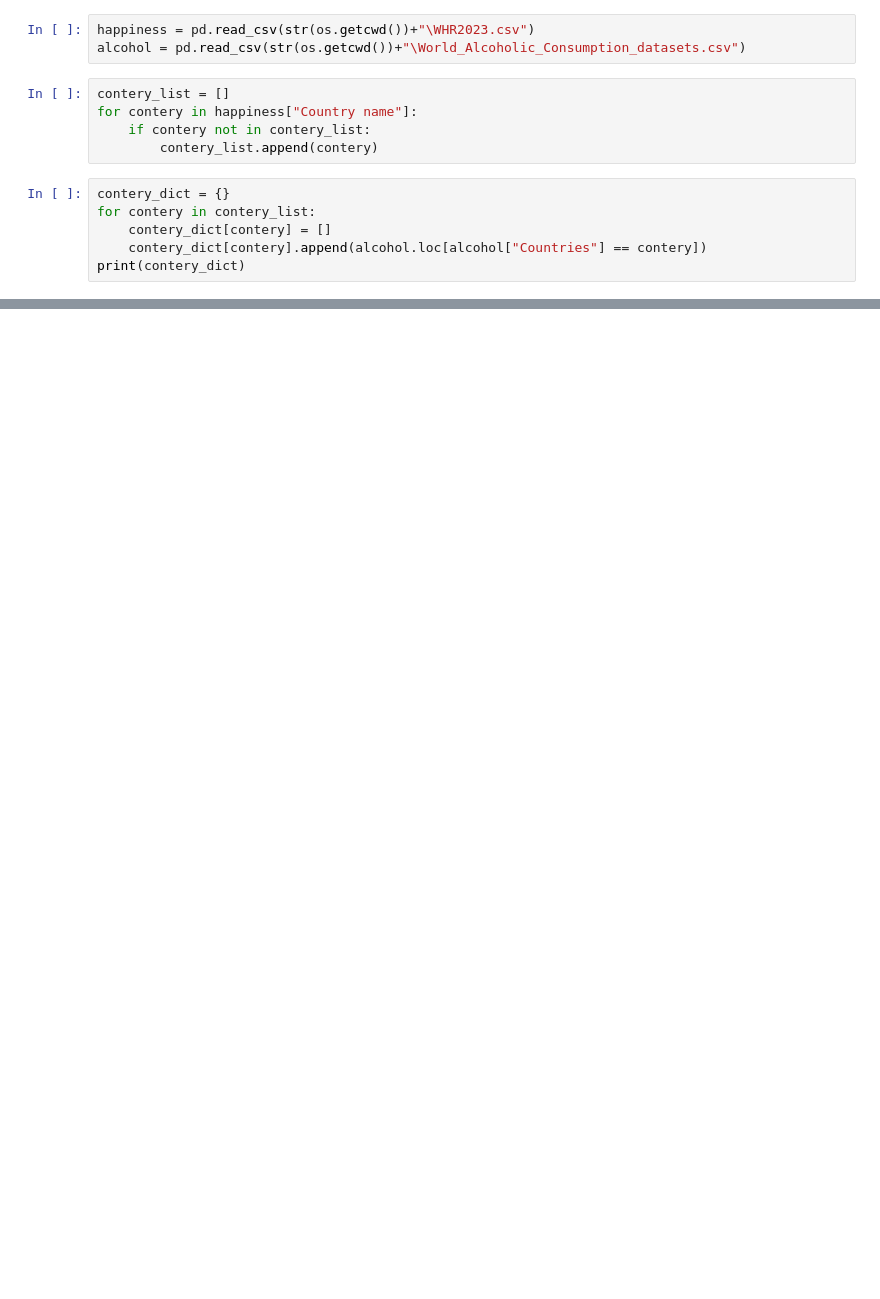
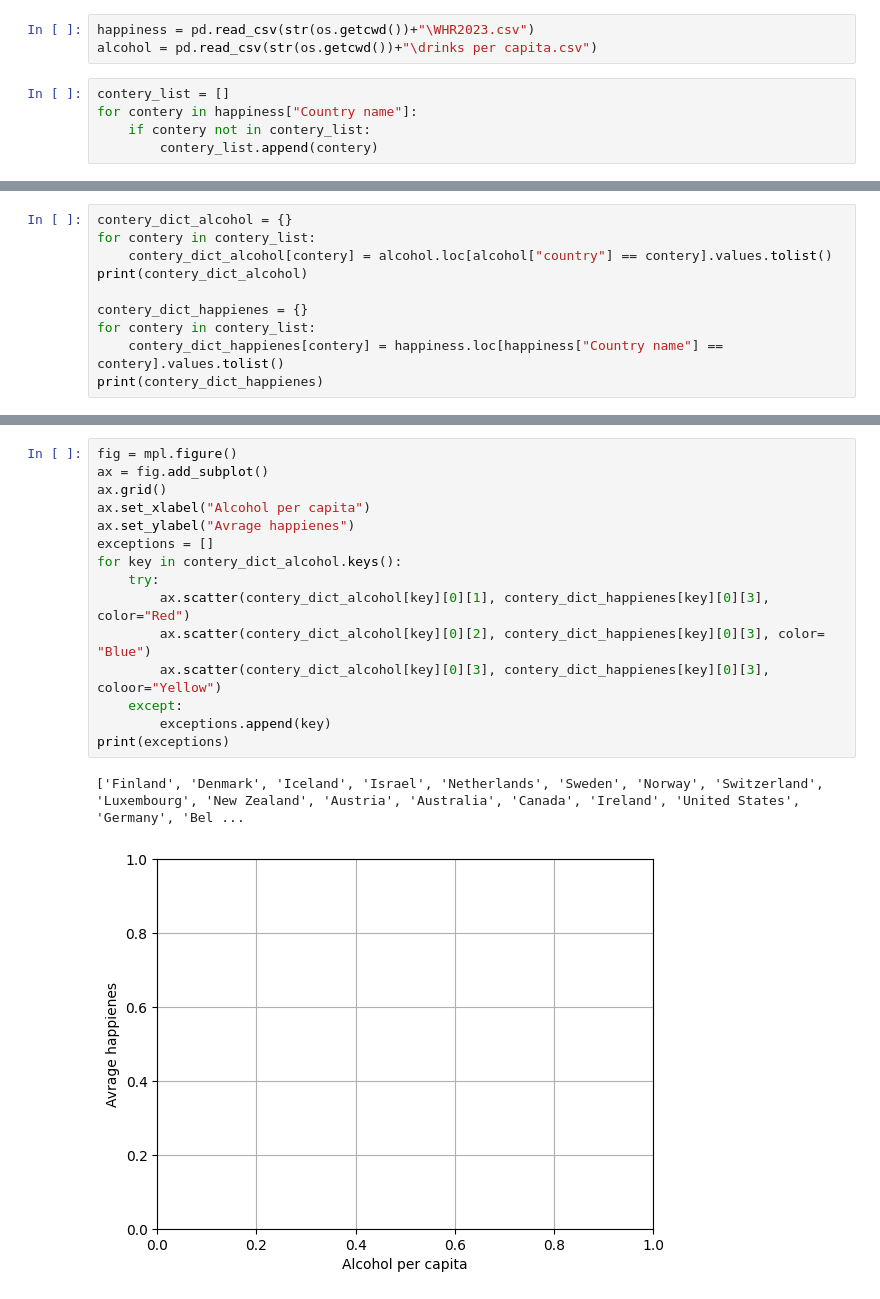
Before and after one commit to NEAAA4/DV1604_G7, a Jupyter notebook: Projekt/projekt.ipynb, the cells around one changed output, grey strips where cells are left out. Cells and saved outputs as stored; diff of their text form; blank space fills up the shorter version.

Commit message:
Graph

```diff
--- a/Projekt/projekt.ipynb
+++ b/Projekt/projekt.ipynb
@@ -12,15 +12,9 @@ please provide us feedback at https://github.com/pandas-dev/pandas/issues/54466
   import pandas as pd
 # %%
 happiness = pd.read_csv(str(os.getcwd())+"\WHR2023.csv")
-alcohol = pd.read_csv(str(os.getcwd())+"\World_Alcoholic_Consumption_datasets.csv")
+alcohol = pd.read_csv(str(os.getcwd())+"\drinks per capita.csv")
 # %%
 contery_list = []
 for contery in happiness["Country name"]:
     if contery not in contery_list:
         contery_list.append(contery)
-# %%
-contery_dict = {}
-for contery in contery_list:
-    contery_dict[contery] = []
-    contery_dict[contery].append(alcohol.loc[alcohol["Countries"] == contery])
-print(contery_dict)
@@ -33,0 +21,10 @@ ax.scatter(alcohol["Gender"], alcohol["Count"])
+# %%
+contery_dict_alcohol = {}
+for contery in contery_list:
+    contery_dict_alcohol[contery] = alcohol.loc[alcohol["country"] == contery].values.tolist()
+print(contery_dict_alcohol)
+
+contery_dict_happienes = {}
+for contery in contery_list:
+    contery_dict_happienes[contery] = happiness.loc[happiness["Country name"] == contery].values.tolist()
+print(contery_dict_happienes)
@@ -33,0 +34,18 @@ ax.scatter(alcohol["Gender"], alcohol["Count"])
+# %%
+fig = mpl.figure()
+ax = fig.add_subplot()
+ax.grid()
+ax.set_xlabel("Alcohol per capita")
+ax.set_ylabel("Avrage happienes")
+exceptions = []
+for key in contery_dict_alcohol.keys():
+    try:
+        ax.scatter(contery_dict_alcohol[key][0][1], contery_dict_happienes[key][0][3], color="Red")
+        ax.scatter(contery_dict_alcohol[key][0][2], contery_dict_happienes[key][0][3], color= "Blue")
+        ax.scatter(contery_dict_alcohol[key][0][3], contery_dict_happienes[key][0][3], coloor="Yellow")
+    except:
+        exceptions.append(key)
+print(exceptions)
+# %% [output]
+['Finland', 'Denmark', 'Iceland', 'Israel', 'Netherlands', 'Sweden', 'Norway', 'Switzerland', 'Luxembourg', 'New Zealand', 'Austria', 'Australia', 'Canada', 'Ireland', 'United States', 'Germany', 'Bel ...
+[figure, added]
```
Also changed, not shown: parts of 2 cells of this notebook.
